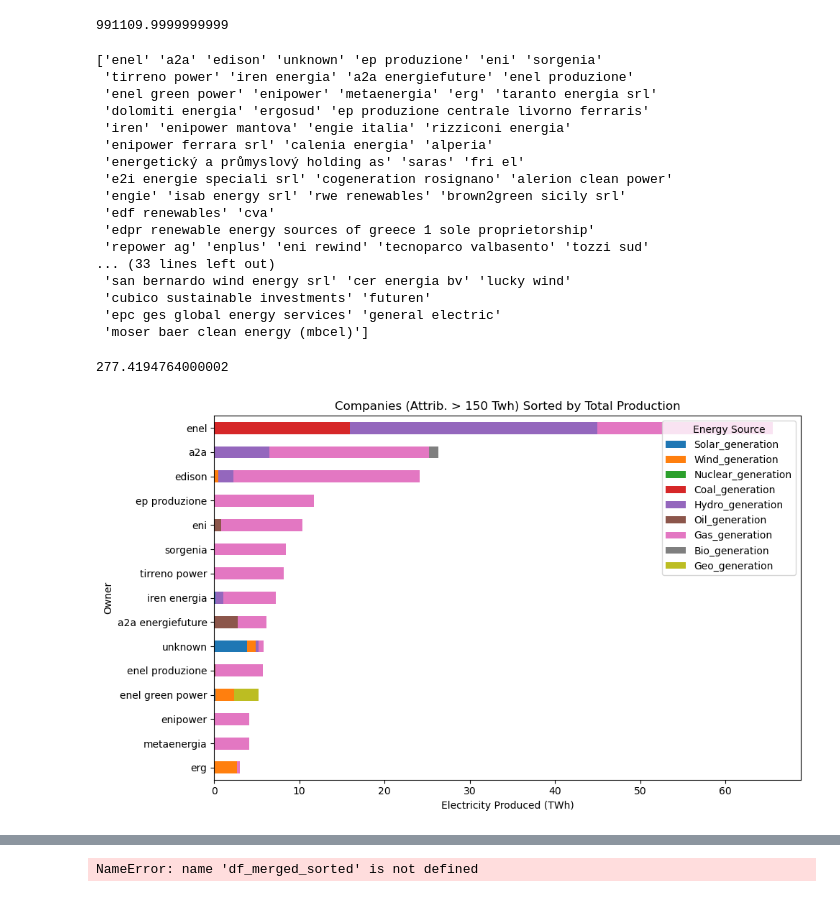
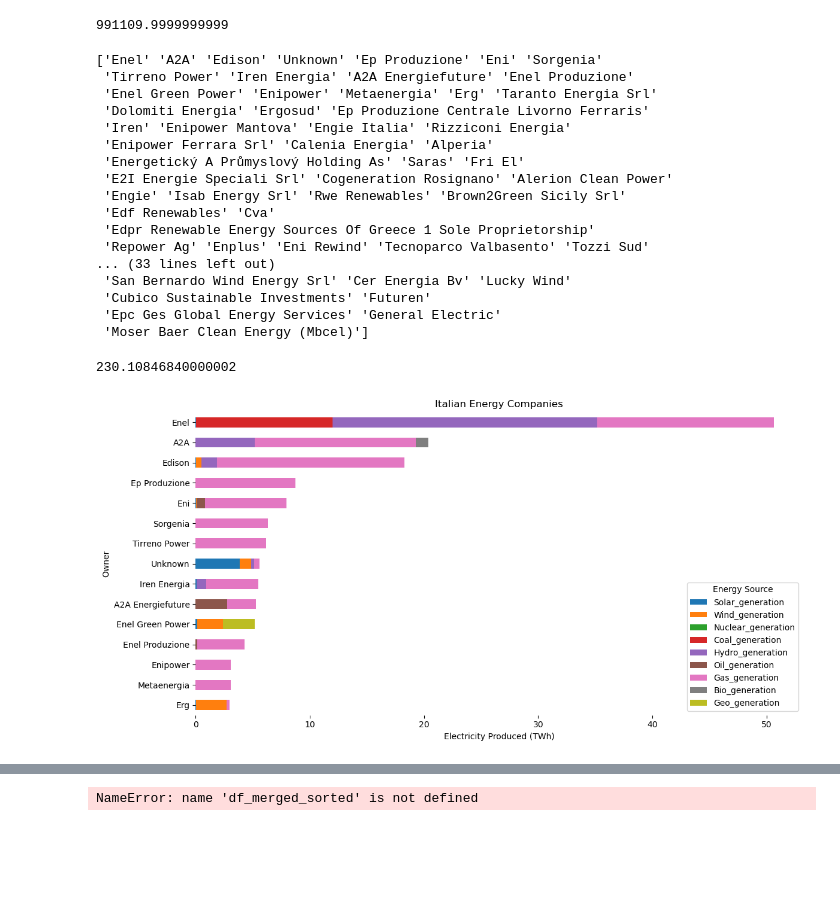
Before and after one commit to bjarturingvason/Nordea-case-ATA, a Jupyter notebook: Data_work.ipynb, the cells around one changed output, grey strips where cells are left out. Saved outputs shown, nothing was run; the diff lists cells and outputs as text; code cells hidden in the pictures; blank space fills up the shorter version.

```diff
--- a/Data_work.ipynb
+++ b/Data_work.ipynb
@@ -587,9 +587,9 @@ cf_by_region = {
         "Solar_capacity":    0.12,
         "Wind_capacity":     0.3,
         "Nuclear_capacity":  0.85,
-        "Coal_capacity":     0.40,
-        "Hydro_capacity":    0.4,
-        "Gas_capacity":      0.40,
+        "Coal_capacity":     0.30,
+        "Hydro_capacity":    0.32,
+        "Gas_capacity":      0.30,
         "Oil_capacity":      0.33,
         "Bio_capacity":      0.50,
         "Geo_capacity":      0.80,
@@ -632,30 +632,31 @@ generation_cols = [
 df_merged_sorted["total_generation"] = (
     df_merged_sorted[generation_cols].sum(axis=1)
 )
+df_merged_sorted['Owner'] = df_merged_sorted['Owner'].str.title()
 # %%
 df_Italian_companies = df_merged_sorted[df_merged_sorted["Country"] == 'Italy']   # ← NEW LINE
 unique_owner_count = df_Italian_companies["Owner"].unique()
 print(unique_owner_count)
 sum(df_Italian_companies.loc[:,'total_generation'])
 # %% [output]
-['enel' 'a2a' 'edison' 'unknown' 'ep produzione' 'eni' 'sorgenia'
- 'tirreno power' 'iren energia' 'a2a energiefuture' 'enel produzione'
- 'enel green power' 'enipower' 'metaenergia' 'erg' 'taranto energia srl'
- 'dolomiti energia' 'ergosud' 'ep produzione centrale livorno ferraris'
- 'iren' 'enipower mantova' 'engie italia' 'rizziconi energia'
- 'enipower ferrara srl' 'calenia energia' 'alperia'
- 'energetický a průmyslový holding as' 'saras' 'fri el'
- 'e2i energie speciali srl' 'cogeneration rosignano' 'alerion clean power'
- 'engie' 'isab energy srl' 'rwe renewables' 'brown2green sicily srl'
- 'edf renewables' 'cva'
- 'edpr renewable energy sources of greece 1 sole proprietorship'
- 'repower ag' 'enplus' 'eni rewind' 'tecnoparco valbasento' 'tozzi sud'
+['Enel' 'A2A' 'Edison' 'Unknown' 'Ep Produzione' 'Eni' 'Sorgenia'
+ 'Tirreno Power' 'Iren Energia' 'A2A Energiefuture' 'Enel Produzione'
+ 'Enel Green Power' 'Enipower' 'Metaenergia' 'Erg' 'Taranto Energia Srl'
+ 'Dolomiti Energia' 'Ergosud' 'Ep Produzione Centrale Livorno Ferraris'
+ 'Iren' 'Enipower Mantova' 'Engie Italia' 'Rizziconi Energia'
+ 'Enipower Ferrara Srl' 'Calenia Energia' 'Alperia'
+ 'Energetický A Průmyslový Holding As' 'Saras' 'Fri El'
+ 'E2I Energie Speciali Srl' 'Cogeneration Rosignano' 'Alerion Clean Power'
+ 'Engie' 'Isab Energy Srl' 'Rwe Renewables' 'Brown2Green Sicily Srl'
+ 'Edf Renewables' 'Cva'
+ 'Edpr Renewable Energy Sources Of Greece 1 Sole Proprietorship'
+ 'Repower Ag' 'Enplus' 'Eni Rewind' 'Tecnoparco Valbasento' 'Tozzi Sud'
 ... (33 lines left out)
- 'san bernardo wind energy srl' 'cer energia bv' 'lucky wind'
- 'cubico sustainable investments' 'futuren'
- 'epc ges global energy services' 'general electric'
- 'moser baer clean energy (mbcel)']
+ 'San Bernardo Wind Energy Srl' 'Cer Energia Bv' 'Lucky Wind'
+ 'Cubico Sustainable Investments' 'Futuren'
+ 'Epc Ges Global Energy Services' 'General Electric'
+ 'Moser Baer Clean Energy (Mbcel)']
-277.4194764000002
+230.10846840000002
 # %%
 import matplotlib.pyplot as plt
 
@@ -668,37 +669,40 @@ plot_cols = [
     "Hydro_generation",
     "Oil_generation",
     "Gas_generation",
     "Bio_generation",
     "Geo_generation",
 ]
 
 df_plot = df_merged_sorted.iloc[1:].copy()
 
 # keep only companies whose attributed capacity > 150 MW
 #df_plot = df_plot[df_plot["total_generation"] > 150]   # ← NEW LINE
 df_plot = df_plot[df_plot["Country"] == 'Italy']   # ← NEW LINE
 df_plot = df_plot[:15]
 
 # -----------------------------------------------------------------------------
 # 1) SORT BY TOTAL PRODUCTION
 # -----------------------------------------------------------------------------
 df_plot["Total"] = df_plot[plot_cols].sum(axis=1)
 df_total = df_plot.sort_values("Total")
 
 ax = df_total.plot(
     kind="barh",
     x="Owner",
     y=plot_cols,
     stacked=True,
-    figsize=(10, 6),
+    figsize=(12, 6),
 )
 ax.set_xlabel("Electricity Produced (TWh)")
-ax.set_title("Companies (Attrib. > 150 Twh) Sorted by Total Production")
-ax.legend(title="Energy Source", loc="upper right")
+ax.set_title("Italian Energy Companies")
+ax.legend(title="Energy Source", loc="lower right")
+for spine in ["top", "right", "left", "bottom"]:
+    ax.spines[spine].set_visible(False)
 plt.tight_layout()
+plt.savefig('Figures/Italian_energy_companies.png')
 plt.show()
 # %% [output]
-[figure, old version]
+[figure, new version]
 # %%
 df_merged_sorted
 # %% [output]
```
Also changed, not shown: 2 other files.
